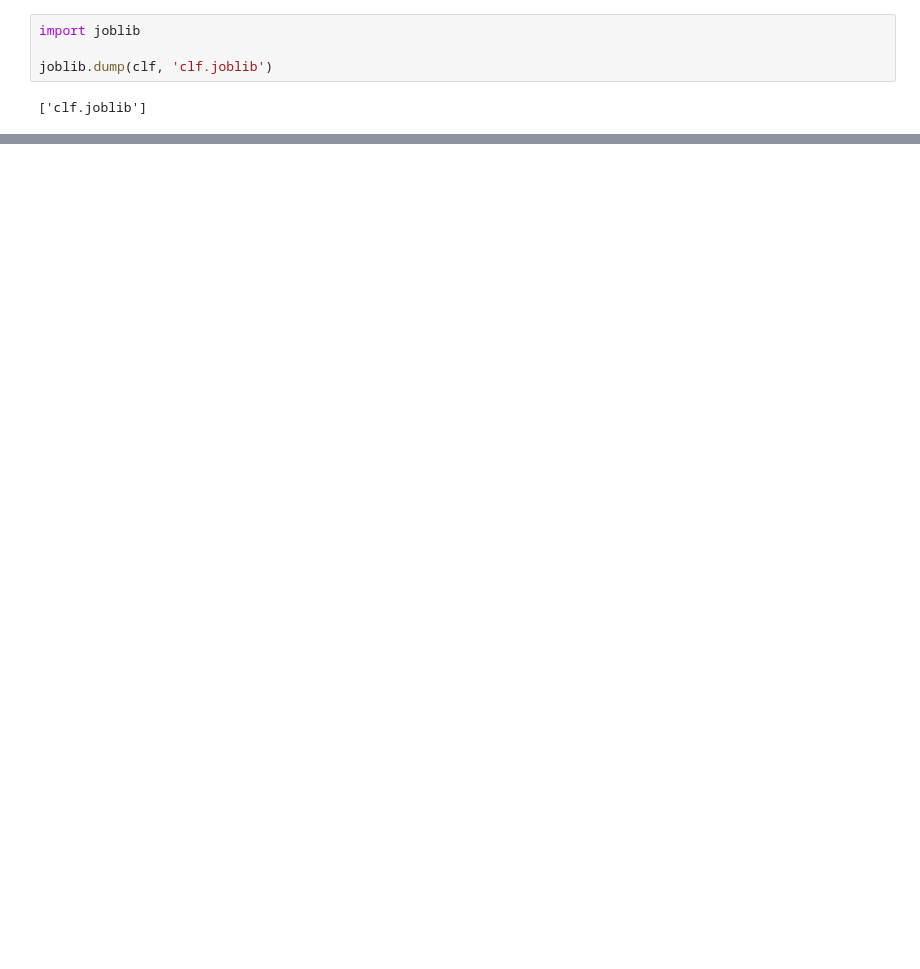
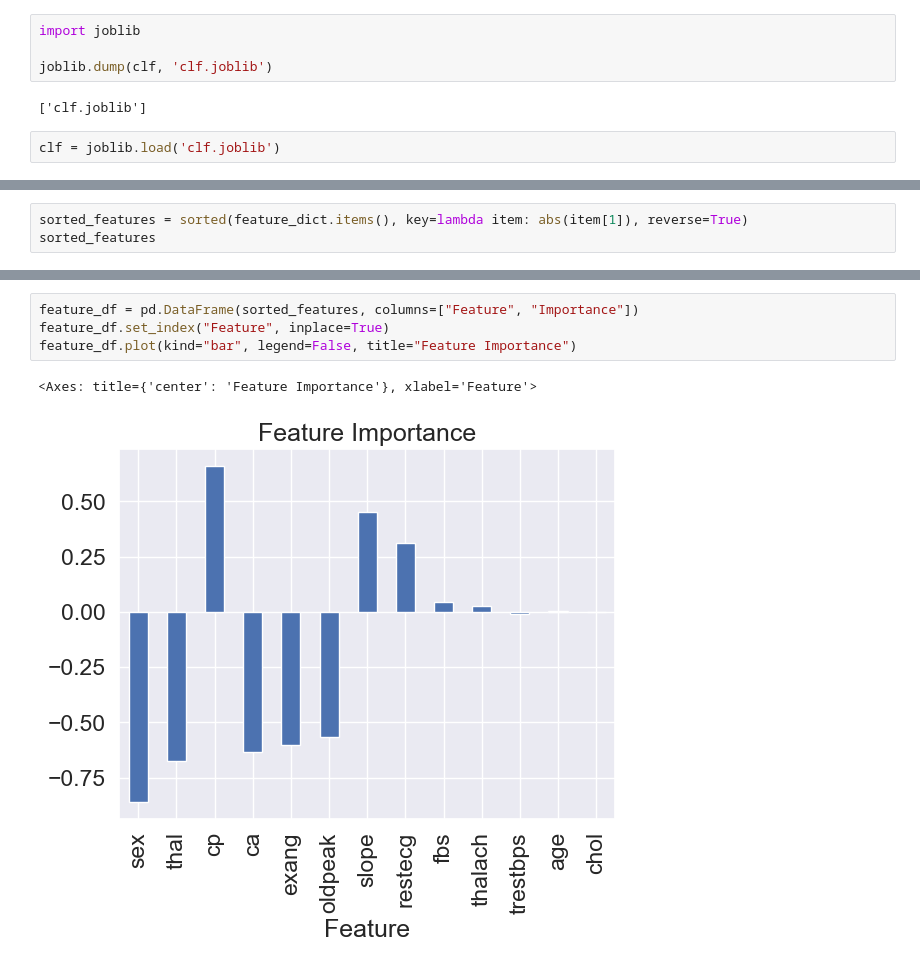
Before and after one commit to sks2706-dev/Heart-Disease-Predictor, a Jupyter notebook: end-to-end-heart-disease-classification.ipynb, the cells around one changed output, grey strips where cells are left out. Saved outputs shown, nothing was run; the diff lists cells and outputs as text; blank space fills up the shorter version.

Commit message:
determining evalation metrics and feature importance

```diff
--- a/end-to-end-heart-disease-classification.ipynb
+++ b/end-to-end-heart-disease-classification.ipynb
@@ -432,3 +345,5 @@ import joblib
 joblib.dump(clf, 'clf.joblib')
 # %% [output]
 ['clf.joblib']
+# %%
+clf = joblib.load('clf.joblib')
@@ -434,0 +427,3 @@ joblib.dump(clf, 'clf.joblib')
+# %%
+sorted_features = sorted(feature_dict.items(), key=lambda item: abs(item[1]), reverse=True)
+sorted_features
@@ -434,0 +444,7 @@ joblib.dump(clf, 'clf.joblib')
+# %%
+feature_df = pd.DataFrame(sorted_features, columns=["Feature", "Importance"])
+feature_df.set_index("Feature", inplace=True)
+feature_df.plot(kind="bar", legend=False, title="Feature Importance")
+# %% [output]
+<Axes: title={'center': 'Feature Importance'}, xlabel='Feature'>
+[figure, added]
```
Also changed, not shown: parts of 19 cells of this notebook.
